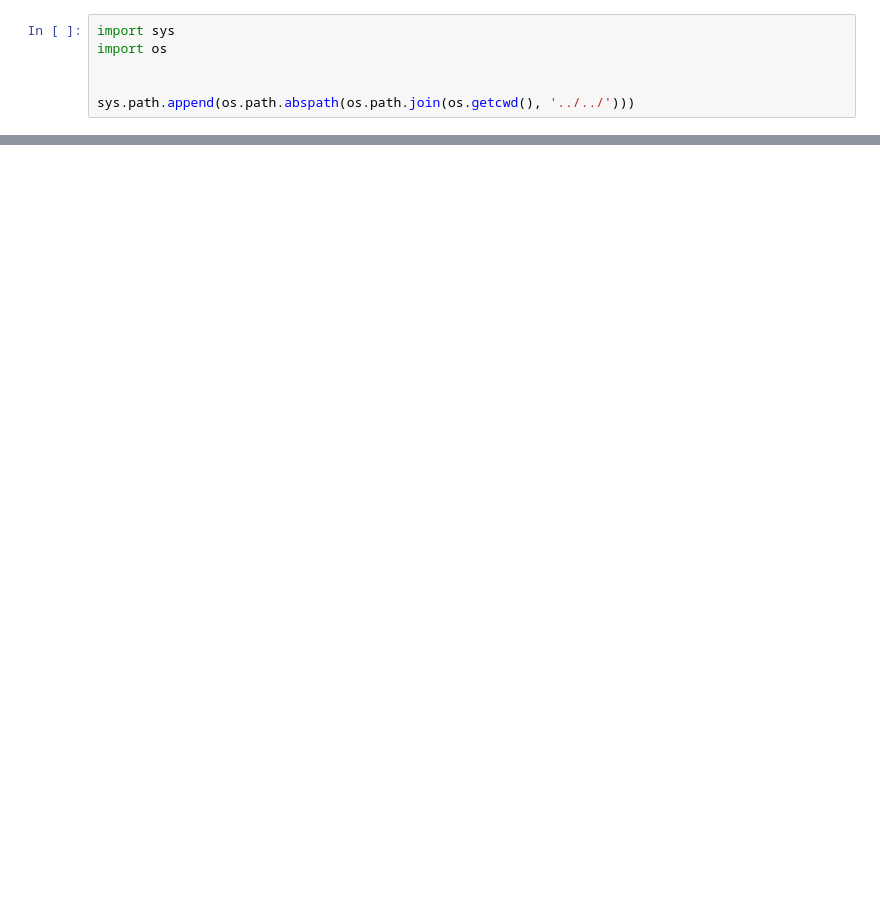
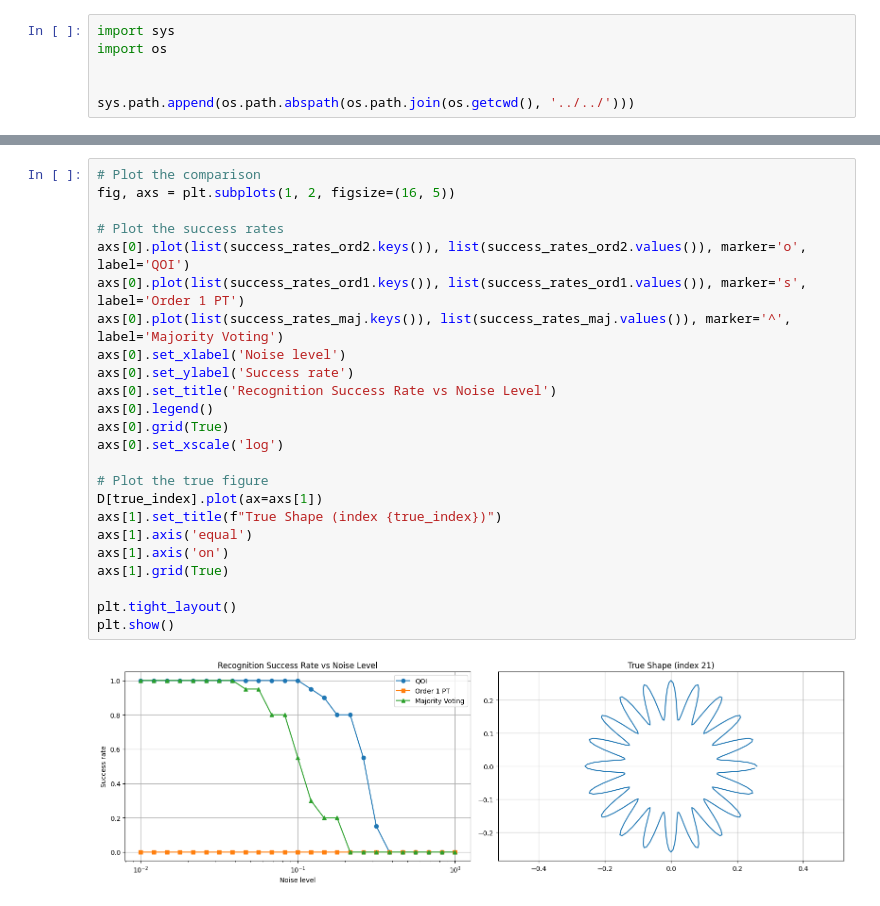
Before and after one commit to Ukechh/SIES_Python_version, a Jupyter notebook: demo/Electric_Fish/demo_shape_recognition_jupyter.ipynb, the cells around one changed output, grey strips where cells are left out. Saved outputs shown, nothing was run; the diff lists cells and outputs as text; blank space fills up the shorter version.

```diff
--- a/demo/Electric_Fish/demo_shape_recognition_jupyter.ipynb
+++ b/demo/Electric_Fish/demo_shape_recognition_jupyter.ipynb
@@ -135,0 +214,26 @@ True index: 5
+# %%
+# Plot the comparison
+fig, axs = plt.subplots(1, 2, figsize=(16, 5))
+
+# Plot the success rates
+axs[0].plot(list(success_rates_ord2.keys()), list(success_rates_ord2.values()), marker='o', label='QOI')
+axs[0].plot(list(success_rates_ord1.keys()), list(success_rates_ord1.values()), marker='s', label='Order 1 PT')
+axs[0].plot(list(success_rates_maj.keys()), list(success_rates_maj.values()), marker='^', label='Majority Voting')
+axs[0].set_xlabel('Noise level')
+axs[0].set_ylabel('Success rate')
+axs[0].set_title('Recognition Success Rate vs Noise Level')
+axs[0].legend()
+axs[0].grid(True)
+axs[0].set_xscale('log')
+
+# Plot the true figure
+D[true_index].plot(ax=axs[1])
+axs[1].set_title(f"True Shape (index {true_index})")
+axs[1].axis('equal')
+axs[1].axis('on')
+axs[1].grid(True)
+
+plt.tight_layout()
+plt.show()
+# %% [output]
+[figure, added]
```
Also changed, not shown: parts of 11 cells of this notebook, 25 other files.
